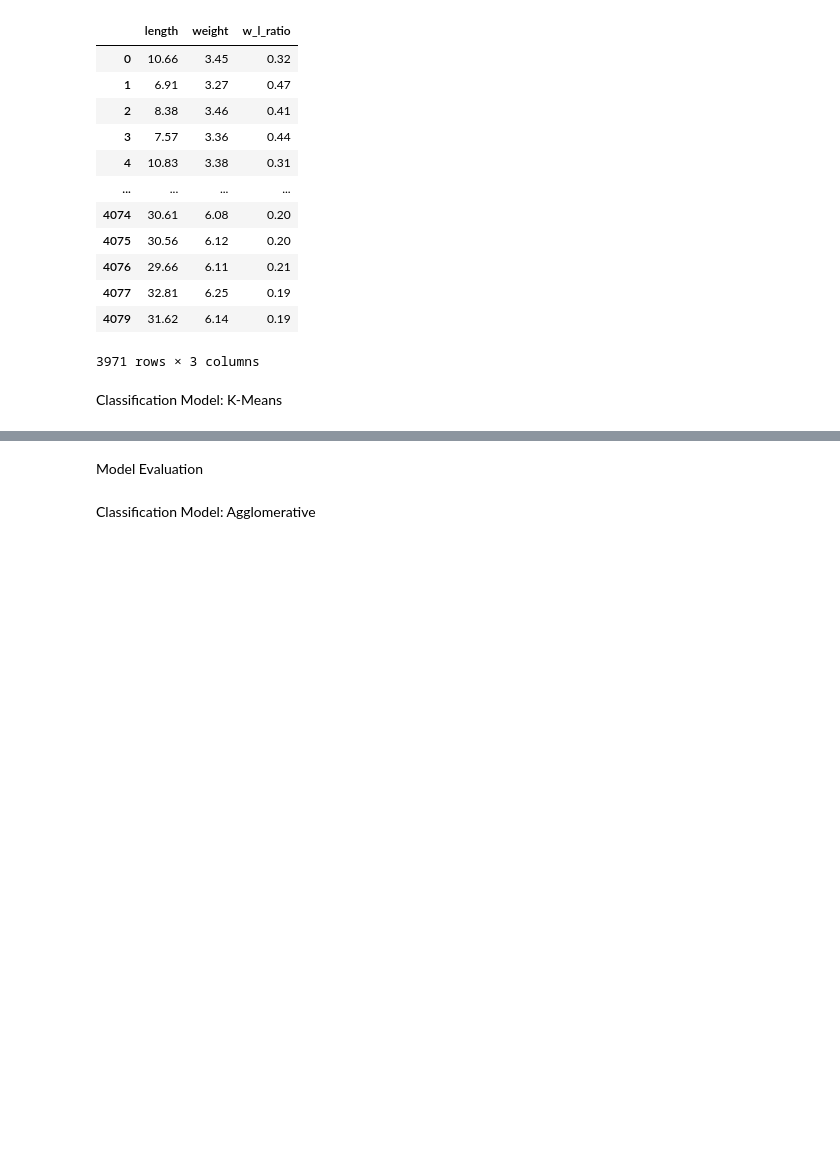
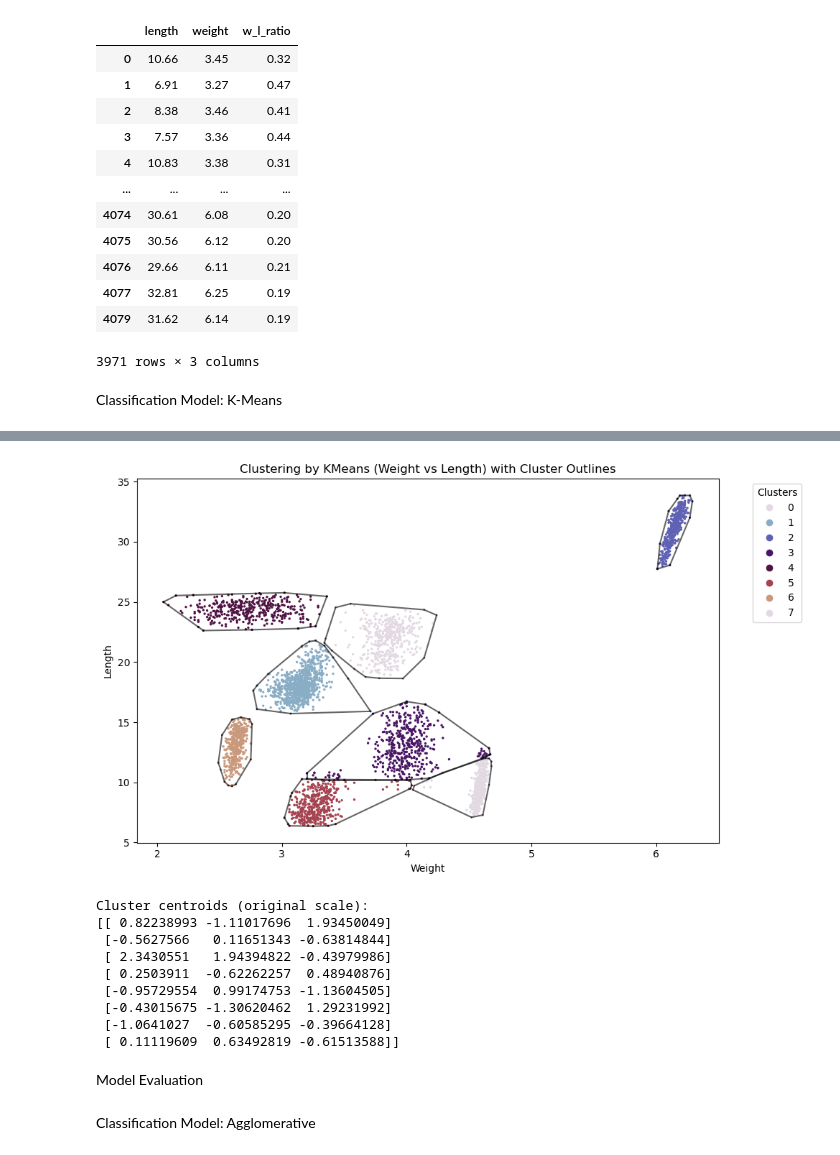
Before and after one commit to KPate04/IntroDataMining, a Jupyter notebook: Project_4/Clustering.ipynb, the cells around one changed output, grey strips where cells are left out. Drawn from its saved outputs; the diff is of its cells as text; code cells hidden in the pictures; blank space fills up the shorter version.

```diff
--- a/Project_4/Clustering.ipynb
+++ b/Project_4/Clustering.ipynb
@@ -339,3 +322,48 @@ Cluster centroids (scaled data):
+# %%
+from sklearn.cluster import KMeans
+from sklearn.preprocessing import StandardScaler
+import matplotlib.pyplot as plt
+from scipy.spatial import ConvexHull
+
+scaler = StandardScaler()
+scaled_features = scaler.fit_transform(fishy_data[['weight', 'length', 'w_l_ratio']])
+
+kmeans = KMeans(n_clusters=8, random_state=23)
+kmeans.fit(scaled_features)
+fishy_data['cluster'] = kmeans.labels_
+fishy_data[['weight_original', 'length_original', 'w_l_ratio_original']] = scaler.inverse_transform(scaled_features)
+
+plt.figure(figsize=(10, 6))
+scatter = plt.scatter(fishy_data['weight_original'], fishy_data['length_original'], c=fishy_data['cluster'], cmap='twilight', s=2, marker='o')
+
+for cluster_label in sorted(fishy_data['cluster'].unique()):
+    cluster_points = fishy_data[fishy_data['cluster'] == cluster_label][['weight_original', 'length_original']].values
+    if len(cluster_points) >= 3:
+        hull = ConvexHull(cluster_points)
+        for simplex in hull.simplices:
+            plt.plot(cluster_points[simplex, 0], cluster_points[simplex, 1], 'k-', alpha=0.6)
+
+plt.xlabel('Weight')
+plt.ylabel('Length')
+plt.title('Clustering by KMeans (Weight vs Length) with Cluster Outlines')
+handles, labels = scatter.legend_elements()
+plt.legend(handles, labels, title="Clusters", bbox_to_anchor=(1.05, 1), loc='upper left')
+plt.tight_layout()
+plt.show()
+
+print("Cluster centroids (original scale):")
+print(kmeans.cluster_centers_)
+# %% [output]
+[figure, added]
+Cluster centroids (original scale):
+[[ 0.82238993 -1.11017696  1.93450049]
+ [-0.5627566   0.11651343 -0.63814844]
+ [ 2.3430551   1.94394822 -0.43979986]
+ [ 0.2503911  -0.62262257  0.48940876]
+ [-0.95729554  0.99174753 -1.13604505]
+ [-0.43015675 -1.30620462  1.29231992]
+ [-1.0641027  -0.60585295 -0.39664128]
+ [ 0.11119609  0.63492819 -0.61513588]]
 # %% [markdown]
 Model Evaluation
 # %%
```
Also changed, not shown: parts of 3 cells of this notebook, 5 other files.
